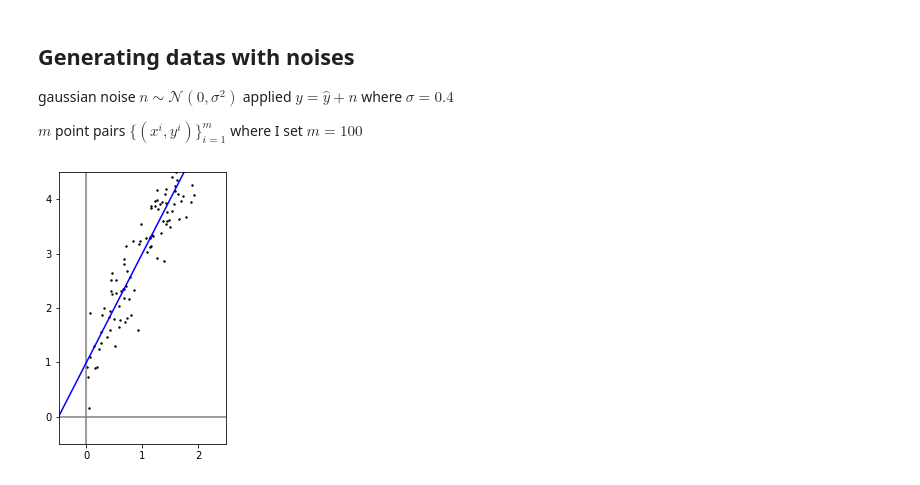
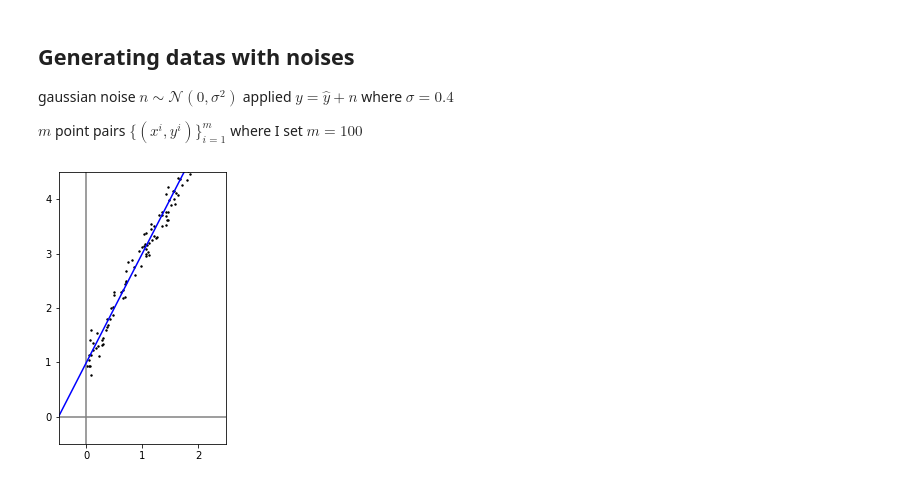
Before and after one commit to cielixer/CAU-MachineLearning2020-1st, a Jupyter notebook: Homework02/LinearRegression.ipynb, the cells around one changed output. Cells and saved outputs as stored; diff of their text form; code cells hidden in the pictures.

```diff
--- a/Homework02/LinearRegression.ipynb
+++ b/Homework02/LinearRegression.ipynb
@@ -47,17 +47,17 @@ gaussian noise $n \sim \mathcal{N}(0, {\sigma}^2)$ applied $y=\hat{y}+n$
 $m$ point pairs $\{(x^{i}, y^{i})\}^{m}_{i=1}$ where I set $m = 100$
 # %%
 m = 100                     # number of noised datas
-mu, sigma = 0, 0.4          # gaussian noise parameters
+mu, sigma = 0, 0.2          # gaussian noise parameters
 
 # making the moise
-noise_x = 2.0 * np.random.sample((m))
-noise_y = a * noise_x + b + np.random.normal(mu, sigma, m)
+data_x = 2.0 * np.random.sample((m))
+data_y = a * data_x + b + np.random.normal(mu, sigma, m)
 
 fig, ax = make_fig()        # make figure
 
 ax.plot(x, y, color='blue')                     # plot the true line
-ax.scatter(noise_x, noise_y, c='black', s=2)    # plot the noised data
+ax.scatter(data_x, data_y, c='black', s=2)    # plot the noised data
 
 fig.show()
 # %% [output]
-[figure, old version]
+[figure, new version]
```
Also changed, not shown: parts of 6 cells of this notebook.
